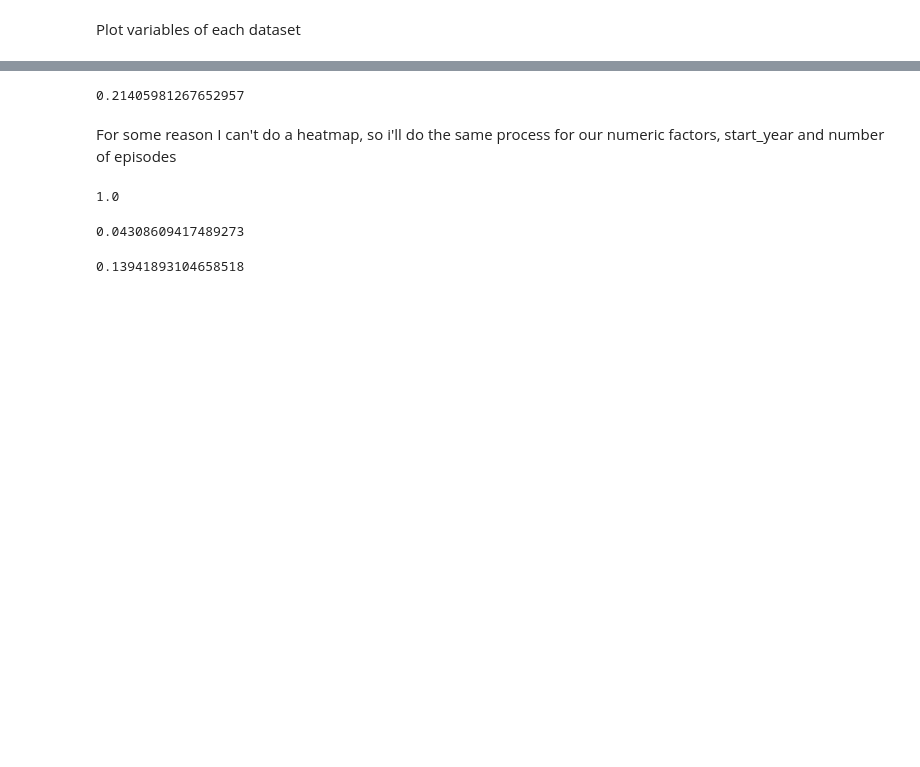
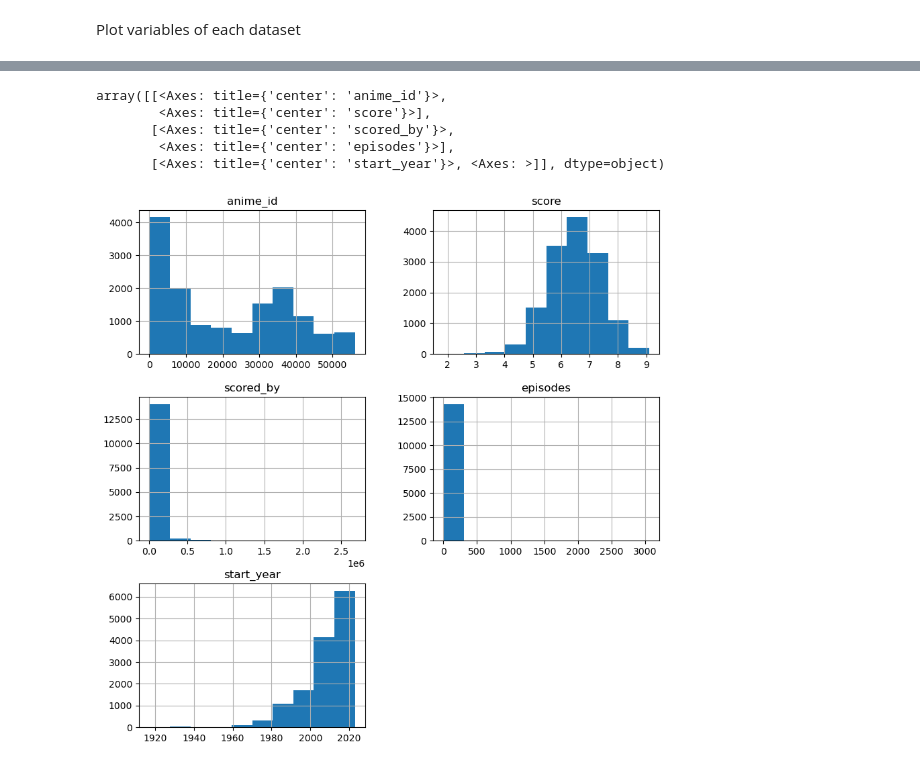
Before and after one commit to Sjue/Anime-Features, a Jupyter notebook: Cap2_EDA.ipynb, the cells around one changed output, grey strips where cells are left out. Saved outputs shown, nothing was run; the diff lists cells and outputs as text; code cells hidden in the pictures; blank space fills up the shorter version.

```diff
--- a/Cap2_EDA.ipynb
+++ b/Cap2_EDA.ipynb
@@ -467,20 +78,9 @@ abs(popular_anime["score"].corr(popular_anime['source_labels']))
-# %%
-labels4, categories4 = pd.factorize(popular_anime["rating"])
-popular_anime["rating_labels"] = labels4
-abs(popular_anime["score"].corr(popular_anime['rating_labels']))
-# %% [output]
-0.21405981267652957
-# %% [markdown]
-For some reason I can't do a heatmap, so i'll do the same process for our numeric factors, start_year and number of episodes
-# %%
-abs(popular_anime["score"].corr(popular_anime['score']))
-# %% [output]
-1.0
-# %%
-abs(popular_anime["score"].corr(popular_anime['episodes']))
-# %% [output]
-0.04308609417489273
-# %%
-abs(popular_anime["score"].corr(popular_anime['start_year']))
-# %% [output]
-0.13941893104658518
+# %%
+anime.hist(figsize = (10,10))
+# %% [output]
+array([[<Axes: title={'center': 'anime_id'}>,
+        <Axes: title={'center': 'score'}>],
+       [<Axes: title={'center': 'scored_by'}>,
+        <Axes: title={'center': 'episodes'}>],
+       [<Axes: title={'center': 'start_year'}>, <Axes: >]], dtype=object)
+[figure, added]
```
Also changed, not shown: parts of 178 cells of this notebook, 3 other files.
